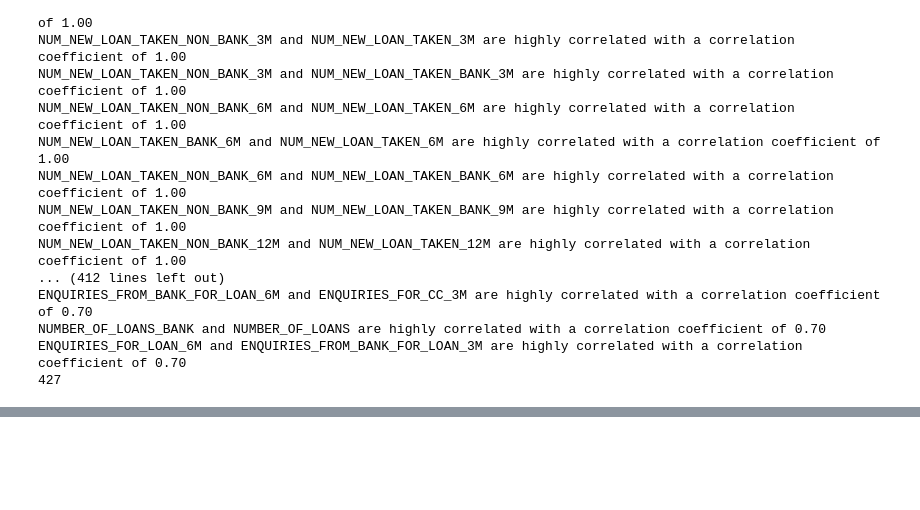
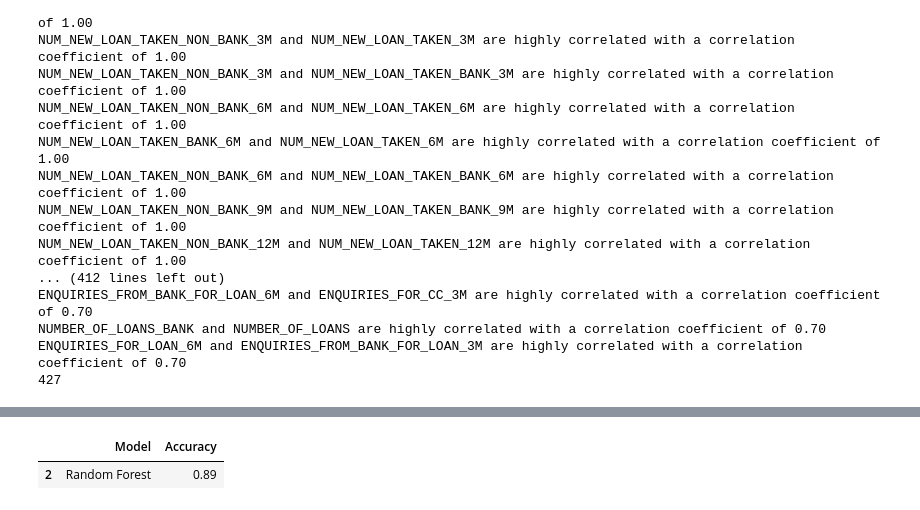
Before and after one commit to tunglam-2005/DSTC_bank, a Jupyter notebook: Vòng_2.1.ipynb, the cells around one changed output, grey strips where cells are left out. Cells and saved outputs as stored; diff of their text form; code cells hidden in the pictures; blank space fills up the shorter version.

```diff
--- a/Vòng_2.1.ipynb
+++ b/Vòng_2.1.ipynb
@@ -155,0 +180,7 @@ ENQUIRIES_FOR_LOAN_6M and ENQUIRIES_FROM_BANK_FOR_LOAN_3M are highly correlated
+# %%
+imputer = SimpleImputer(missing_values=np.nan, strategy='mean')
+imputer.fit(credit_data)
+imputed_credit_data = imputer.transform(credit_data)
+imputed_credit_data = pd.DataFrame(imputed_credit_data, columns=credit_data.columns)
+imputed_credit_data.head(10)
+credit_data = imputed_credit_data
@@ -155,0 +225,28 @@ ENQUIRIES_FOR_LOAN_6M and ENQUIRIES_FROM_BANK_FOR_LOAN_3M are highly correlated
+# %%
+from tensorflow.keras.optimizers import Adam
+from tensorflow.keras.callbacks import EarlyStopping
+# Tạo neuron network
+model = keras.Sequential([
+    layers.Input(shape=(X_train.shape[1],)),
+    layers.BatchNormalization(),
+    layers.Dense(256, activation='relu'),
+    layers.BatchNormalization(),
+    layers.Dropout(0.5),
+    layers.Dense(128, activation='relu'),
+    layers.BatchNormalization(),
+    layers.Dropout(0.5),
+    layers.Dense(64, activation='relu'),
+    layers.BatchNormalization(),
+    layers.Dropout(0.5),
+    layers.Dense(32, activation='relu'),
+    layers.Dense(1, activation='sigmoid')
+])
+optimizer = Adam(learning_rate=0.001)
+model.compile(optimizer=optimizer, loss='binary_crossentropy', metrics=['accuracy'])
+# Huấn luyện mô hình
+early_stopping = EarlyStopping(monitor='val_loss', patience=5, restore_best_weights=True)
+history = model.fit(X_train, y_train, epochs=100, batch_size=50,
+                    validation_split=0.2, callbacks=[early_stopping])
+# Đánh giá mô hình
+test_loss, test_accuracy = model.evaluate(X_test, y_test)
+print(f'Test Accuracy: {test_accuracy:.4f}')
@@ -155,0 +271,4 @@ ENQUIRIES_FOR_LOAN_6M and ENQUIRIES_FROM_BANK_FOR_LOAN_3M are highly correlated
+# %%
+results["Neuron Network"] = test_accuracy
+results_df = pd.DataFrame(results.items(), columns=['Model', 'Accuracy'])
+print(results_df.sort_values(by='Accuracy', ascending=False))
@@ -155,0 +284,5 @@ ENQUIRIES_FOR_LOAN_6M and ENQUIRIES_FROM_BANK_FOR_LOAN_3M are highly correlated
+# %%
+results_df[results_df['Accuracy']==max(results_df['Accuracy'])]
+# %% [output]
+|  | Model | Accuracy |
+| 2 | Random Forest | 0.89 |
```
Also changed, not shown: parts of 7 cells of this notebook, 1 other file.
